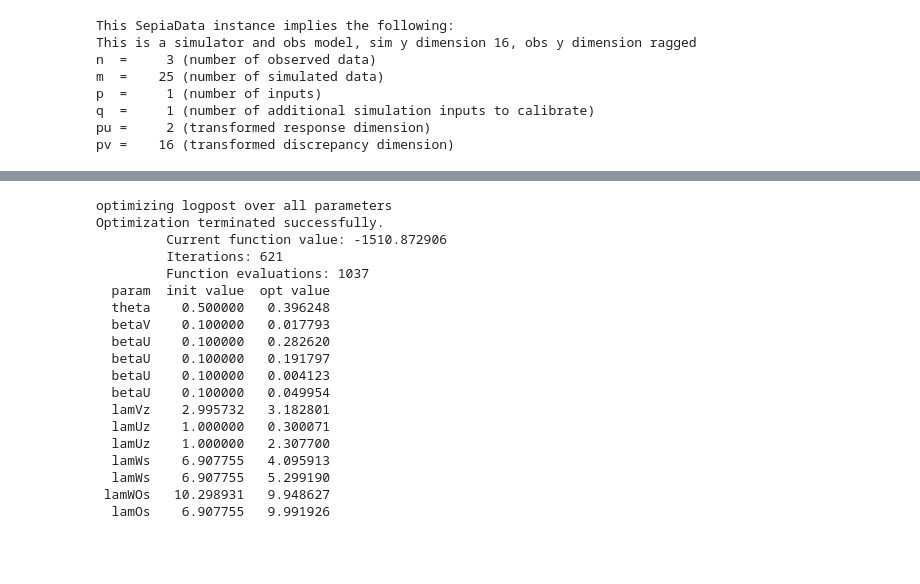
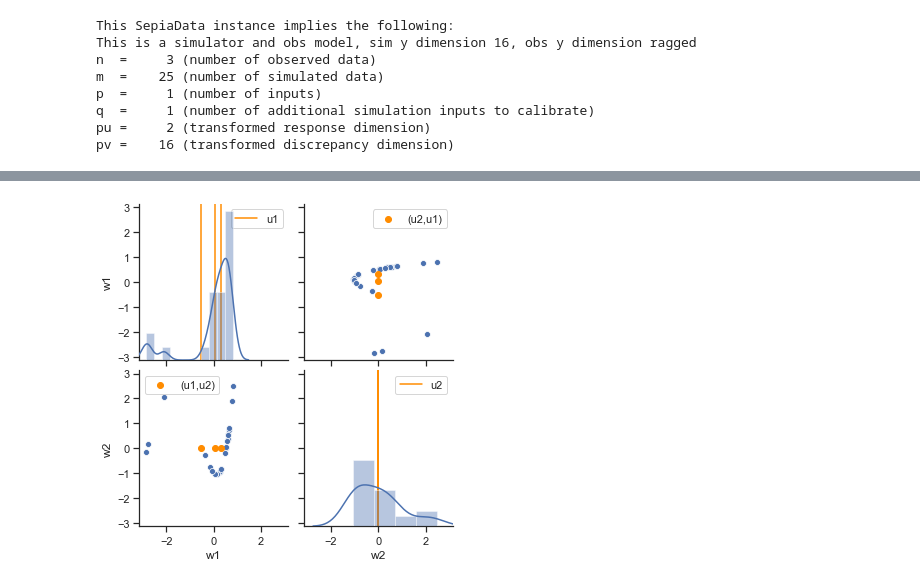
Before and after one commit to lanl/SEPIA, a Jupyter notebook: examples/Ball_Drop/ball_drop_1_ragged.ipynb, the cells around one changed output, grey strips where cells are left out. Cells and saved outputs as stored; diff of their text form; code cells hidden in the pictures; blank space fills up the shorter version.

```diff
--- a/examples/Ball_Drop/ball_drop_1_ragged.ipynb
+++ b/examples/Ball_Drop/ball_drop_1_ragged.ipynb
@@ -120,23 +102,5 @@ model = SepiaModel(data)
-# %%
-opt_prm, history, p_hist = model.optim_logPost(maxiter=10000,xatol=.1,fatol=.1)
-# %% [output]
-optimizing logpost over all parameters
-Optimization terminated successfully.
-         Current function value: -1510.872906
-         Iterations: 621
-         Function evaluations: 1037
-  param  init value  opt value
-  theta    0.500000   0.396248
-  betaV    0.100000   0.017793
-  betaU    0.100000   0.282620
-  betaU    0.100000   0.191797
-  betaU    0.100000   0.004123
-  betaU    0.100000   0.049954
-  lamVz    2.995732   3.182801
-  lamUz    1.000000   0.300071
-  lamUz    1.000000   2.307700
-  lamWs    6.907755   4.095913
-  lamWs    6.907755   5.299190
- lamWOs   10.298931   9.948627
-  lamOs    6.907755   9.991926
+# %%
+uw_pairs = data.plot_u_w_pairs()
+# %% [output]
+[figure, added]
 # %%
```
Also changed, not shown: parts of 13 cells of this notebook, 15 other files.
